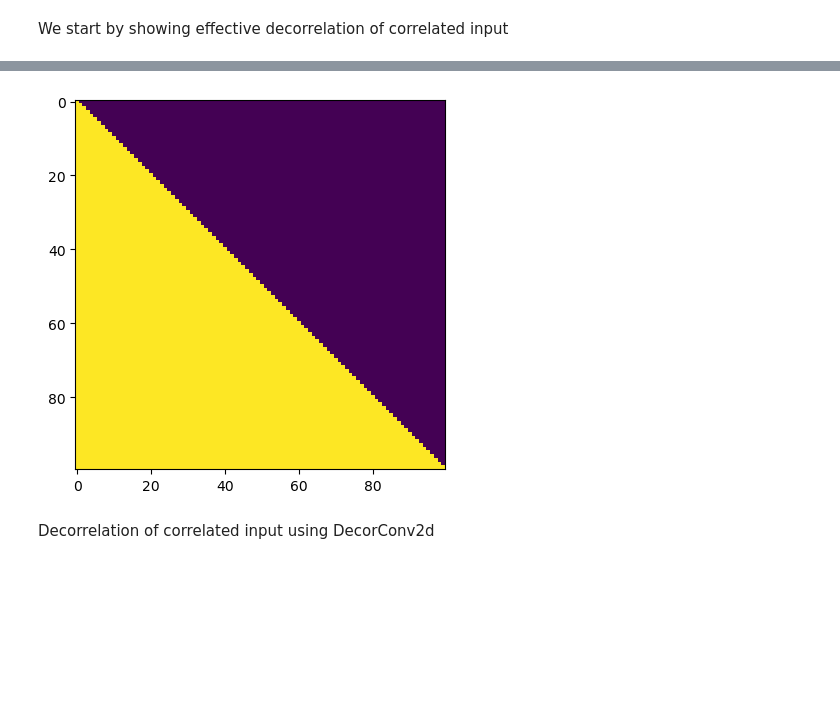
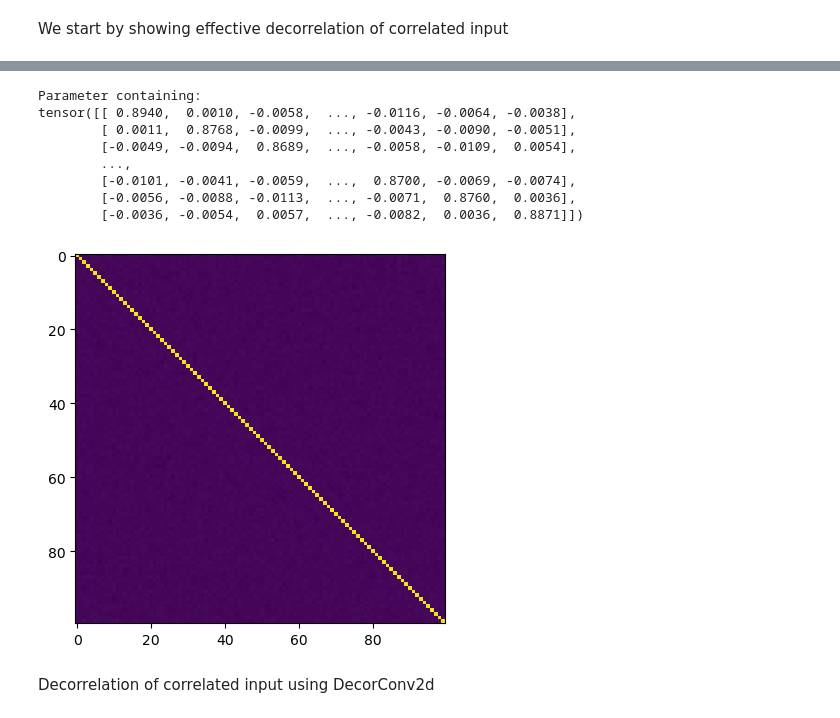
Before and after one commit to artcogsys/decorbp, a Jupyter notebook: examples/decorrelation_analysis.ipynb, the cells around one changed output, grey strips where cells are left out. Saved outputs shown, nothing was run; the diff lists cells and outputs as text; code cells hidden in the pictures; blank space fills up the shorter version.

```diff
--- a/examples/decorrelation_analysis.ipynb
+++ b/examples/decorrelation_analysis.ipynb
@@ -34,34 +34,27 @@ We start by showing effective decorrelation of correlated input
 # %%
 num_samples=1000
 num_features=100
-num_epochs=200
-kappas = [0.0, 0.1, 0.9]
-# ensure that we are at the same scale of the original lr
-orig_lr=1e-2
-lr = orig_lr * (num_features *  (num_features-1)) / 4
+num_epochs=1000
+lr = 1e-3
 
 # generate correlated data
 d = torch.distributions.MultivariateNormal(torch.zeros(num_features), 0.8 * torch.eye(num_features) + 0.2 * torch.ones((num_features, num_features)))
 data = d.sample((num_samples,))
 
-for kappa in kappas:
+# create a decorrelator
+model = Decorrelation(in_features=num_features)
 
-    # create a decorrelator
-    model = Decorrelation(dim=num_features, kappa=kappa)
+L, A1, A2 = decorrelate(num_epochs, data, model, lr=lr)
 
-    L, A1, A2 = decorrelate(num_epochs, data, model, lr=lr)
-
-    plt.figure()
-    plt.subplot(1,2,1)
-    plt.plot(L)
-    plt.ylabel('loss')
-    plt.xlabel('epoch')
-    plt.title(f'$\kappa$ = {kappa}')
-    plt.subplot(1,2,2)
-    plt.hist([lower_triangular(A1, offset=0), lower_triangular(A2, offset=0)], bins=30, label=['before', 'after'])
-    plt.legend()
-    plt.xlabel('$x_i x_j$')
-    plt.title(f'$\kappa$ = {kappa}')
-    plt.legend();
-    plt.tight_layout()
+plt.figure()
+plt.subplot(1,2,1)
+plt.plot(L)
+plt.ylabel('loss')
+plt.xlabel('epoch')
+plt.subplot(1,2,2)
+plt.hist([lower_triangular(A1, offset=0), lower_triangular(A2, offset=0)], bins=30, label=['before', 'after'])
+plt.legend()
+plt.xlabel('$x_i x_j$')
+plt.legend();
+plt.tight_layout()
 # %% [output]
@@ -88,8 +79,17 @@ iteration 199   loss: 0.000
 # %%
 # we learn a lower triangular matrix
-plt.imshow(model.R.detach().numpy() != 0);
+plt.imshow(model.weight.detach().numpy());
+model.weight
 # %% [output]
+Parameter containing:
+tensor([[ 0.8940,  0.0010, -0.0058,  ..., -0.0116, -0.0064, -0.0038],
+        [ 0.0011,  0.8768, -0.0099,  ..., -0.0043, -0.0090, -0.0051],
+        [-0.0049, -0.0094,  0.8689,  ..., -0.0058, -0.0109,  0.0054],
+        ...,
+        [-0.0101, -0.0041, -0.0059,  ...,  0.8700, -0.0069, -0.0074],
+        [-0.0056, -0.0088, -0.0113,  ..., -0.0071,  0.8760,  0.0036],
+        [-0.0036, -0.0054,  0.0057,  ..., -0.0082,  0.0036,  0.8871]])
-[figure, old version]
+[figure, new version]
 # %% [markdown]
 Decorrelation of correlated input using DecorConv2d
 # %%
```
Also changed, not shown: parts of 3 cells of this notebook, 1 other file.
